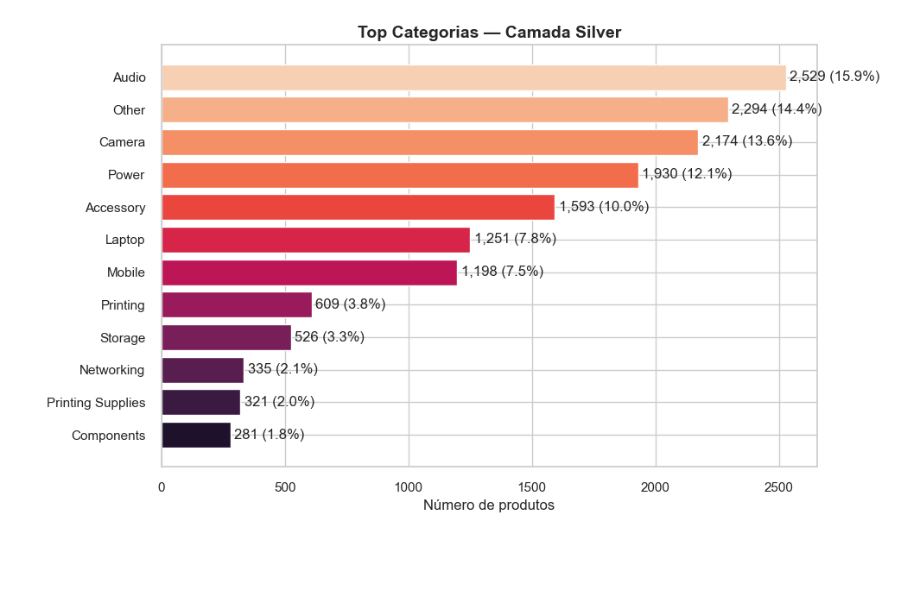
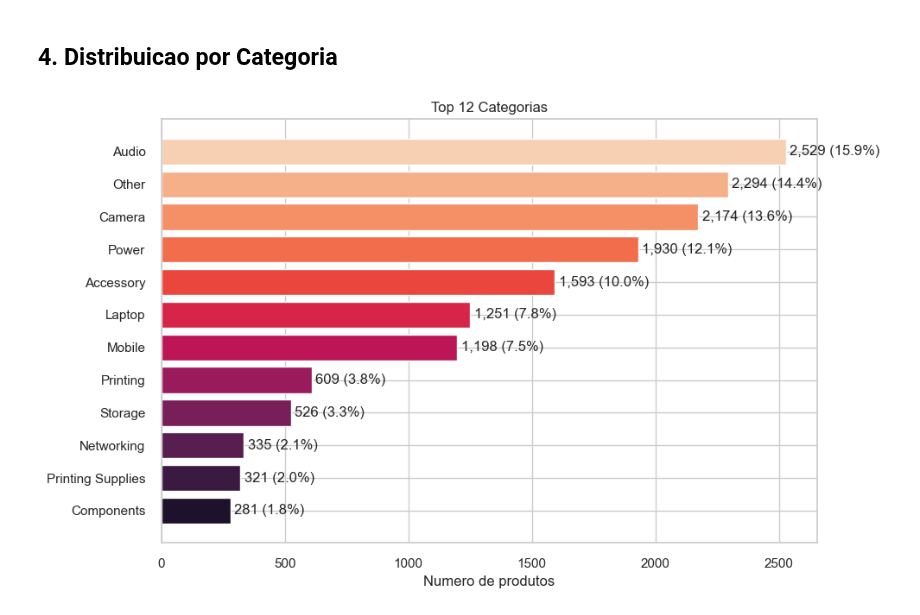
Before and after one commit to julio-dourado/amazon-sales-etl-vizualization, a Jupyter notebook: Data Layer/silver/analytics.ipynb, the cells around one changed output. Cells and saved outputs as stored; diff of their text form; code cells hidden in the pictures; blank space fills up the shorter version.

```diff
--- a/Data Layer/silver/analytics.ipynb
+++ b/Data Layer/silver/analytics.ipynb
@@ -106,0 +62,26 @@ metrics
+# %%
+missing_data = pd.DataFrame({
+    'Coluna': df_silver.columns,
+    'Nulos': df_silver.isnull().sum().values,
+    'Total': df_silver.isnull().sum().values,
+    '%': (df_silver.isnull().sum().values / len(df_silver) * 100).round(2)
+})
+
+missing_data = missing_data[missing_data['Total'] > 0].sort_values('Total', ascending=False)
+# %%
+if len(missing_data) > 0:
+    fig, ax = plt.subplots(figsize=(12, 6))
+    top_missing = missing_data.head(10)
+    colors = sns.color_palette('rocket', n_colors=len(top_missing))
+
+    ax.barh(top_missing['Coluna'], top_missing['Total'], color=colors)
+    ax.set_xlabel('Valores Faltantes')
+    ax.set_title('Top 10 Colunas com Dados Faltantes')
+
+    for i, (idx, row) in enumerate(top_missing.iterrows()):
+        ax.text(row['Total'], i, f" {row['Total']:,.0f} ({row['%']:.1f}%)", ha='left', va='center')
+
+    plt.tight_layout()
+    plt.show()
+else:
+    print("Nenhum valor faltante significativo na camada Silver")
@@ -107,20 +90,19 @@ metrics
+# %% [markdown]
+## 4. Distribuicao por Categoria
 # %%
-top_categories = (
-    df_silver['category']
-    .value_counts()
-    .head(12)
-    .sort_values()
-)
+top_categories = df_silver['category'].value_counts().head(12).sort_values()
 
 fig, ax = plt.subplots(figsize=(10, 6))
 colors = sns.color_palette('rocket', n_colors=len(top_categories))
 ax.barh(top_categories.index, top_categories.values, color=colors)
-ax.set_title('Top Categorias — Camada Silver', fontsize=14, fontweight='bold')
-ax.set_xlabel('Número de produtos')
+ax.set_title('Top 12 Categorias')
+ax.set_xlabel('Numero de produtos')
+
 for i, v in enumerate(top_categories.values):
     pct = v / len(df_silver) * 100
     ax.text(v + 15, i, f"{v:,} ({pct:.1f}%)", va='center')
+
 plt.tight_layout()
 plt.show()
 # %% [output]
-[figure, old version]
+[figure, new version]
```
Also changed, not shown: parts of 23 cells of this notebook, 8 other files.
